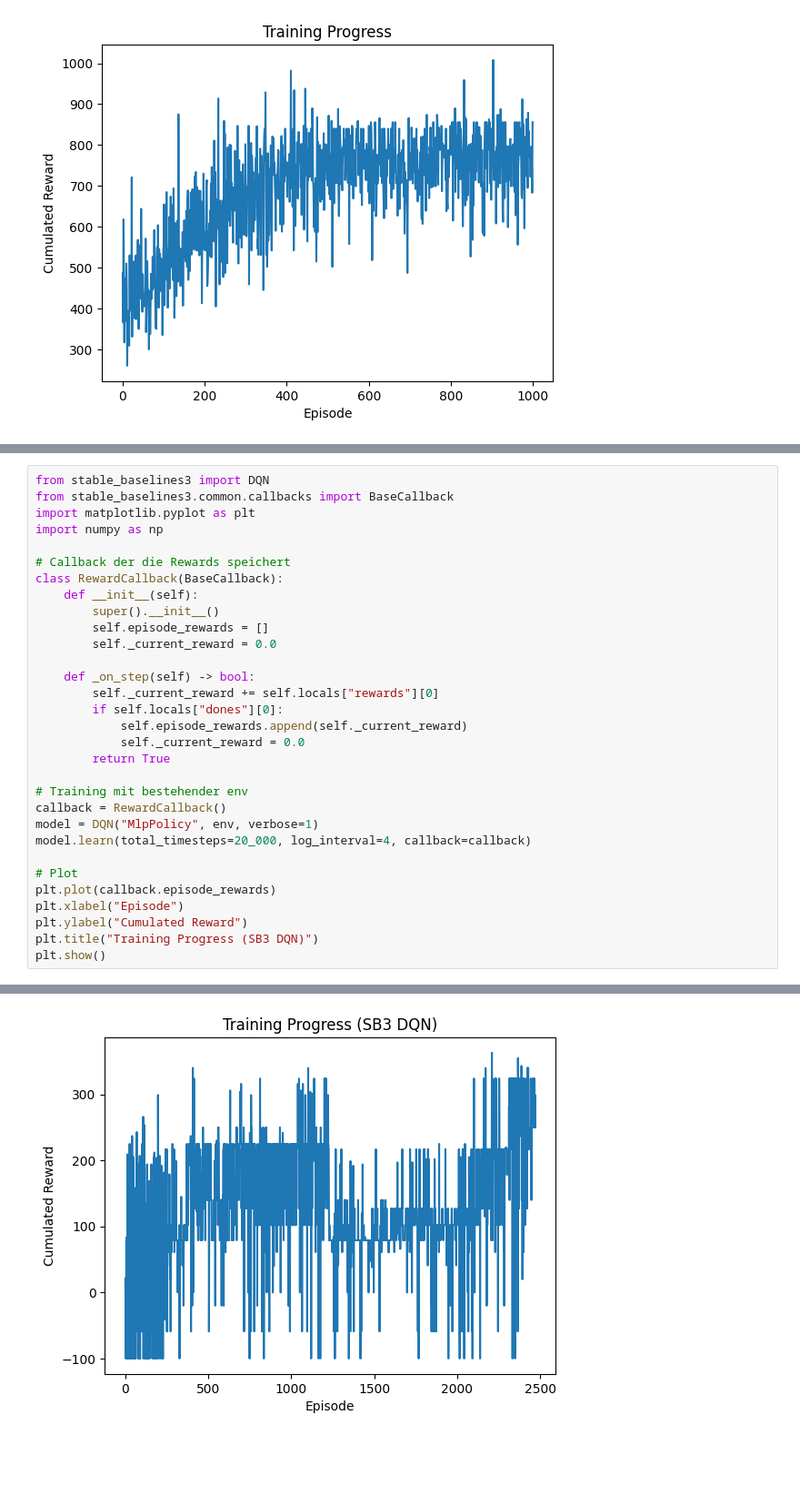
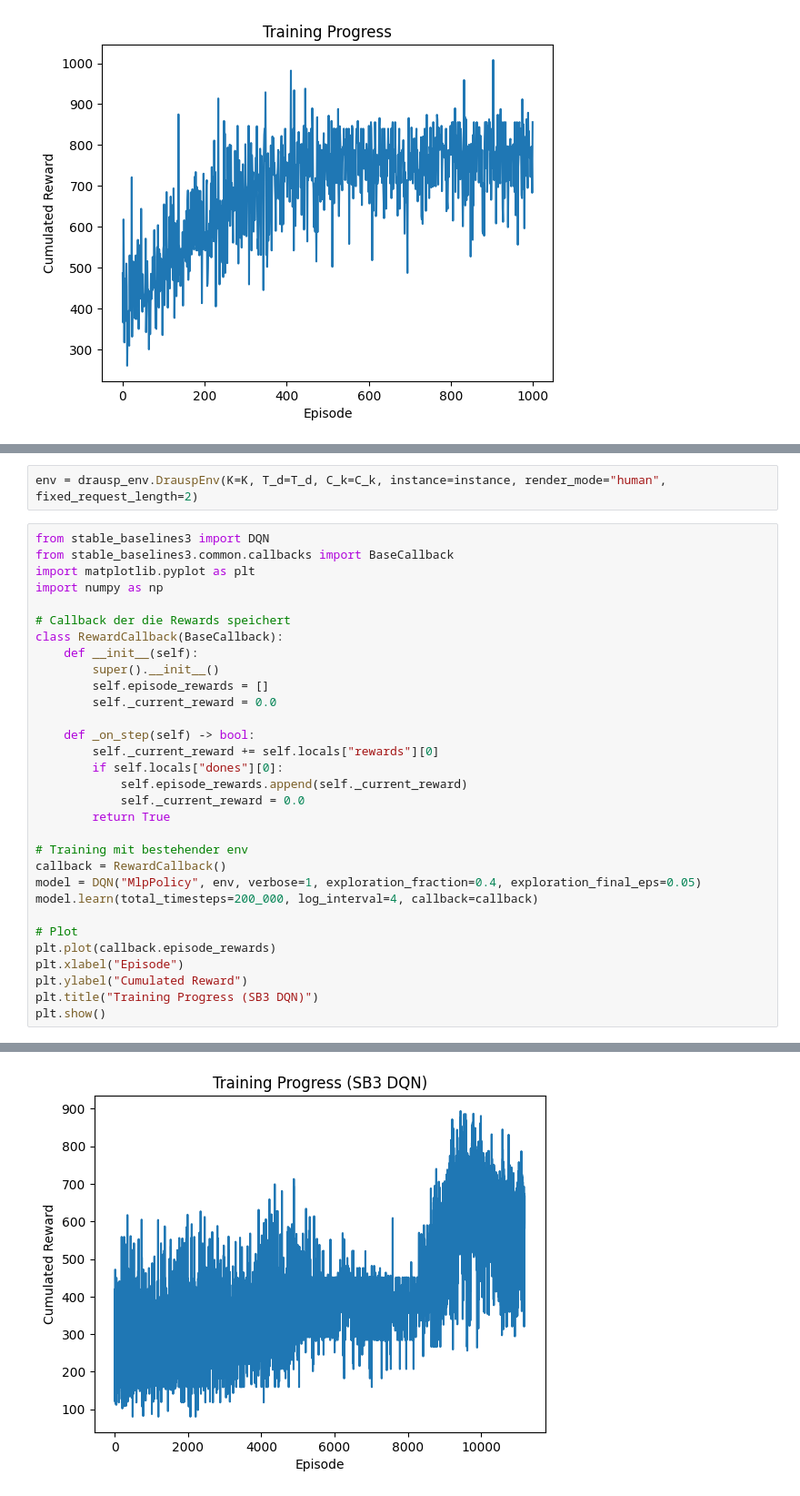
Before and after one commit to FelixFritz02/CI-Programming-Project-SS26, a Jupyter notebook: Programming Part/applying_gym_env.ipynb, the cells around one changed output, grey strips where cells are left out. Shown at 91% size. Cells and saved outputs as stored; diff of their text form; blank space fills up the shorter version.

Commit message:
testing modelwithout masking

```diff
--- a/Programming Part/applying_gym_env.ipynb
+++ b/Programming Part/applying_gym_env.ipynb
@@ -93,3 +93,5 @@ Negative kummulierte Rewards, der Agent kann nur durch Ausprobieren lernen welch
+# %%
+env = drausp_env.DrauspEnv(K=K, T_d=T_d, C_k=C_k, instance=instance, render_mode="human", fixed_request_length=2)
 # %%
 from stable_baselines3 import DQN
 from stable_baselines3.common.callbacks import BaseCallback
@@ -112,8 +114,8 @@ class RewardCallback(BaseCallback):
 
 # Training mit bestehender env
 callback = RewardCallback()
-model = DQN("MlpPolicy", env, verbose=1)
-model.learn(total_timesteps=20_000, log_interval=4, callback=callback)
+model = DQN("MlpPolicy", env, verbose=1, exploration_fraction=0.4, exploration_final_eps=0.05)
+model.learn(total_timesteps=200_000, log_interval=4, callback=callback)
 
 # Plot
 plt.plot(callback.episode_rewards)
@@ -142 +144 @@ Wrapping the env in a DummyVecEnv.
-[figure, old version]
+[figure, new version]
```
Also changed, not shown: parts of 4 cells of this notebook, 1 other file.
